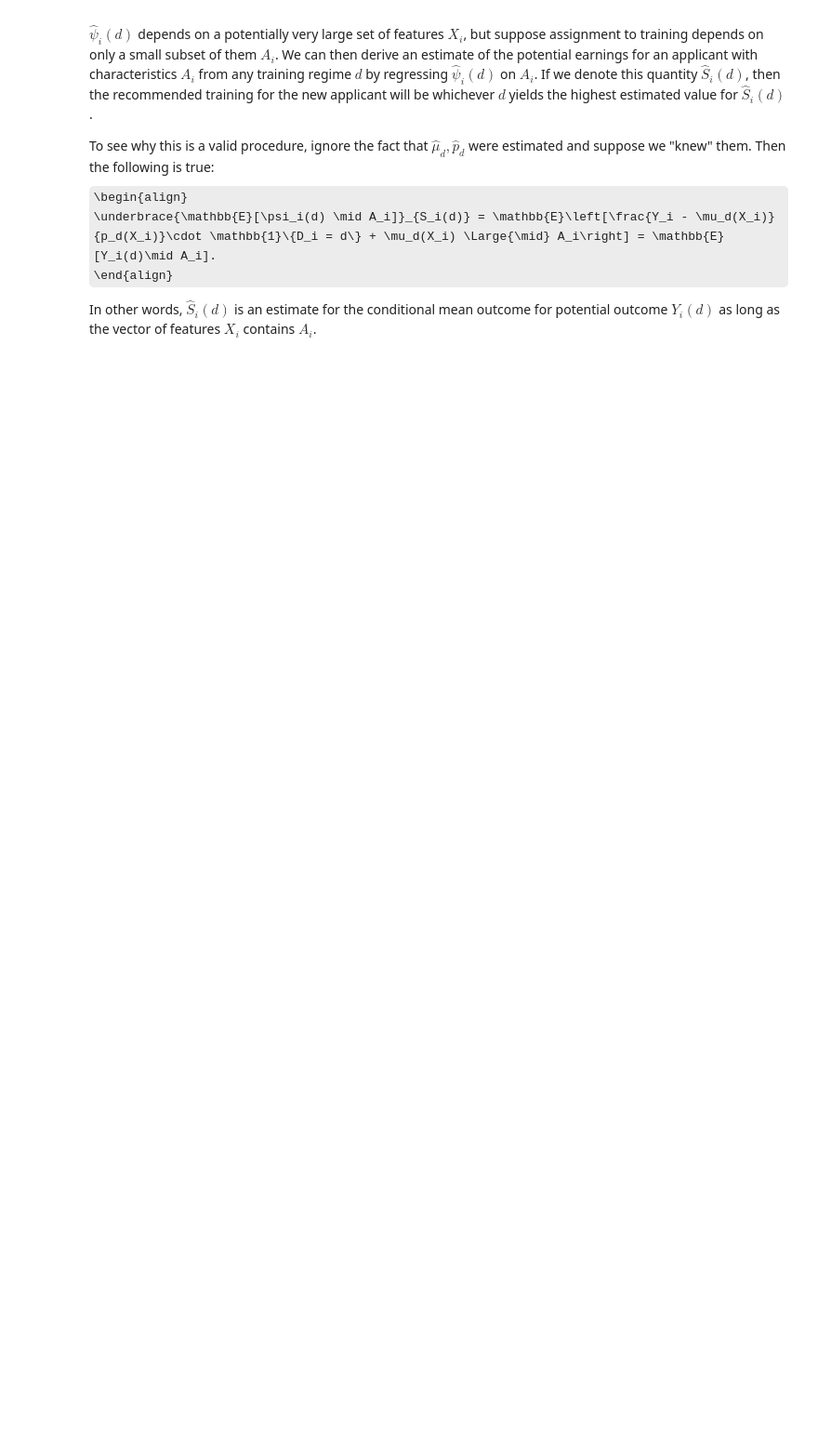
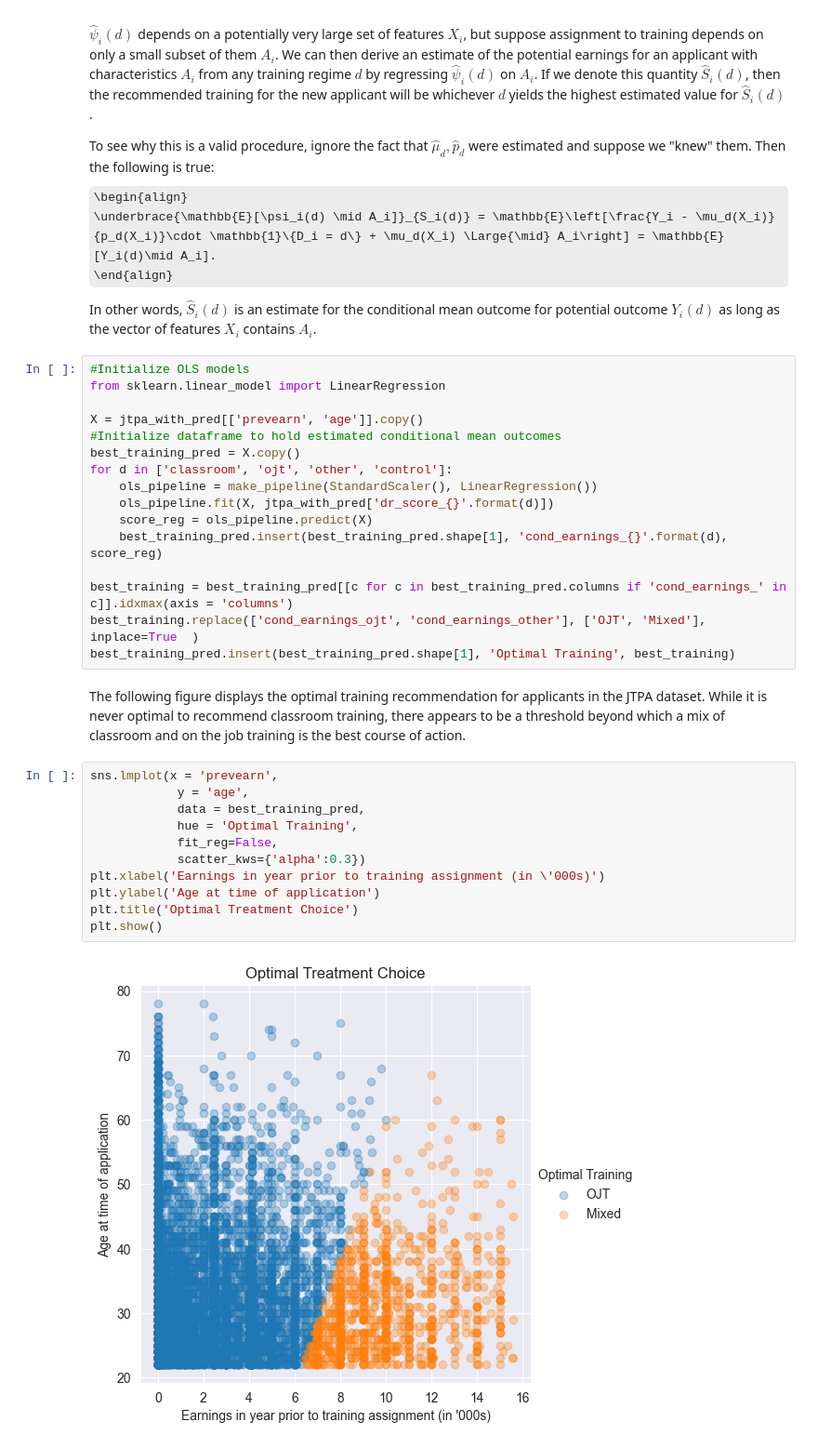
Before and after one commit to omondal/DR_ATE_estimation, a Jupyter notebook: multi_treatment_ate.ipynb, the cells around one changed output. Shown at 93% size. Cells and saved outputs as stored; diff of their text form; some formulas as TeX source; blank space fills up the shorter version.

Commit message:
Added section for individualised treatment recommendations.

```diff
--- a/multi_treatment_ate.ipynb
+++ b/multi_treatment_ate.ipynb
@@ -539,3 +533,34 @@ To see why this is a valid procedure, ignore the fact that $\hat{\mu}_d, \hat{p}
 \end{align}
 
 In other words, $\hat{S}_i(d)$ is an estimate for the conditional mean outcome for potential outcome $Y_i(d)$ as long as the vector of features $X_i$ contains $A_i$.
+# %%
+#Initialize OLS models
+from sklearn.linear_model import LinearRegression
+
+X = jtpa_with_pred[['prevearn', 'age']].copy()
+#Initialize dataframe to hold estimated conditional mean outcomes
+best_training_pred = X.copy()
+for d in ['classroom', 'ojt', 'other', 'control']:
+    ols_pipeline = make_pipeline(StandardScaler(), LinearRegression())
+    ols_pipeline.fit(X, jtpa_with_pred['dr_score_{}'.format(d)])
+    score_reg = ols_pipeline.predict(X)
+    best_training_pred.insert(best_training_pred.shape[1], 'cond_earnings_{}'.format(d), score_reg)
+
+best_training = best_training_pred[[c for c in best_training_pred.columns if 'cond_earnings_' in c]].idxmax(axis = 'columns')
+best_training.replace(['cond_earnings_ojt', 'cond_earnings_other'], ['OJT', 'Mixed'], inplace=True  )
+best_training_pred.insert(best_training_pred.shape[1], 'Optimal Training', best_training)
+# %% [markdown]
+The following figure displays the optimal training recommendation for applicants in the JTPA dataset. While it is never optimal to recommend classroom training, there appears to be a threshold beyond which a mix of classroom and on the job training is the best course of action.
+# %%
+sns.lmplot(x = 'prevearn',
+            y = 'age',
+            data = best_training_pred,
+            hue = 'Optimal Training',
+            fit_reg=False,
+            scatter_kws={'alpha':0.3})
+plt.xlabel('Earnings in year prior to training assignment (in \'000s)')
+plt.ylabel('Age at time of application')
+plt.title('Optimal Treatment Choice')
+plt.show()
+# %% [output]
+[figure, added]
```
Also changed, not shown: parts of 3 cells of this notebook.
